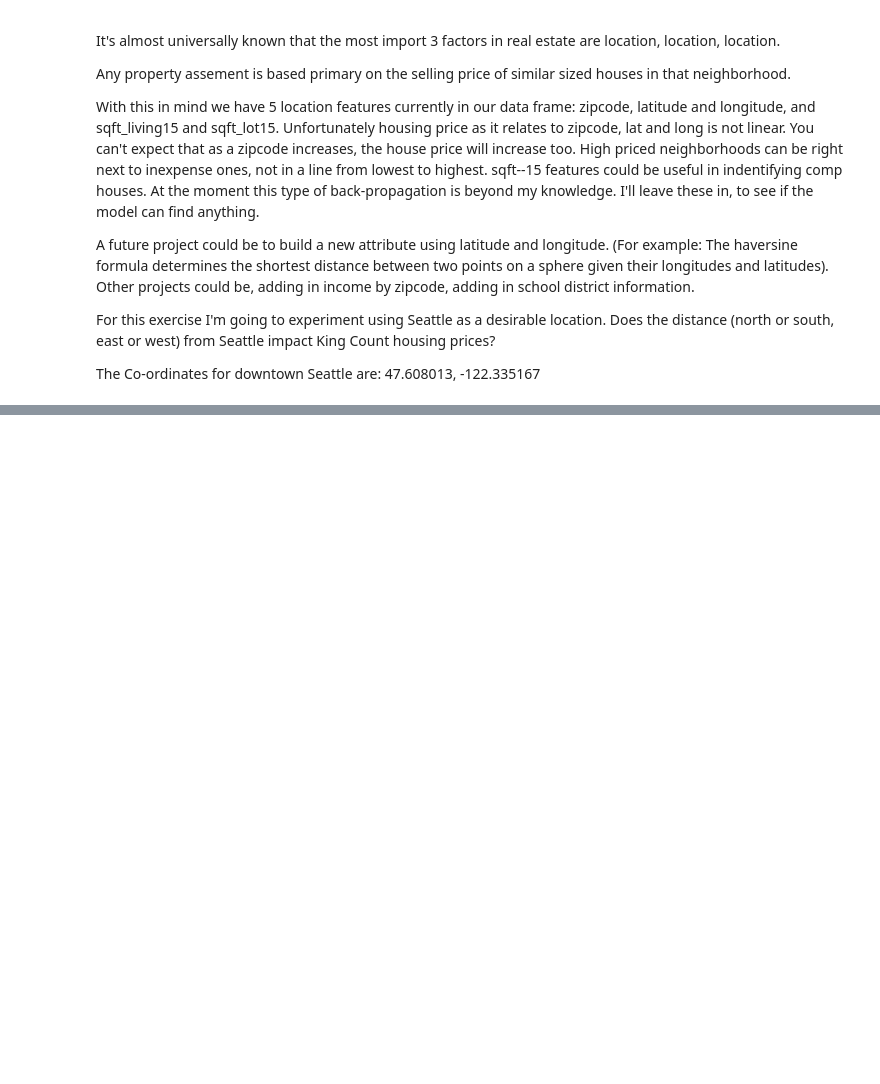
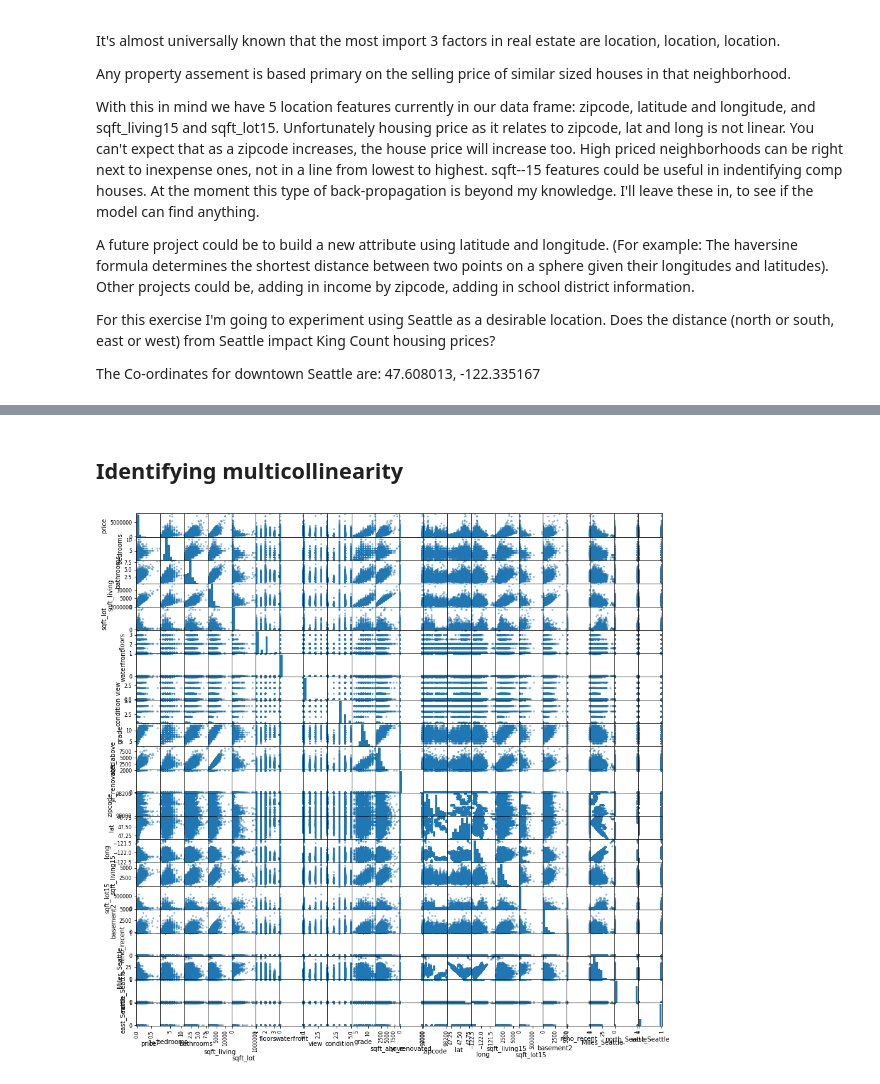
Before and after one commit to AndrewJ1/FI_Module_1, a Jupyter notebook: FinalProject/dsc-1-final-project-online-ds-pt-041519/Working.ipynb, the cells around one changed output, grey strips where cells are left out. Saved outputs shown, nothing was run; the diff lists cells and outputs as text; code cells hidden in the pictures; blank space fills up the shorter version.

```diff
--- a/FinalProject/dsc-1-final-project-online-ds-pt-041519/Working.ipynb
+++ b/FinalProject/dsc-1-final-project-online-ds-pt-041519/Working.ipynb
@@ -580,0 +780,3 @@ The Co-ordinates for downtown Seattle are: 47.608013, -122.335167
+# %%
+# replace the existing "yr_built" column
+df["yr_built"]=bins_yr
@@ -580,0 +787,6 @@ The Co-ordinates for downtown Seattle are: 47.608013, -122.335167
+# %% [markdown]
+## Identifying multicollinearity
+# %%
+pd.plotting.scatter_matrix(df,figsize  = [15, 15]);
+# %% [output]
+[figure, added]
```
Also changed, not shown: parts of 102 cells of this notebook, 2 other files.
